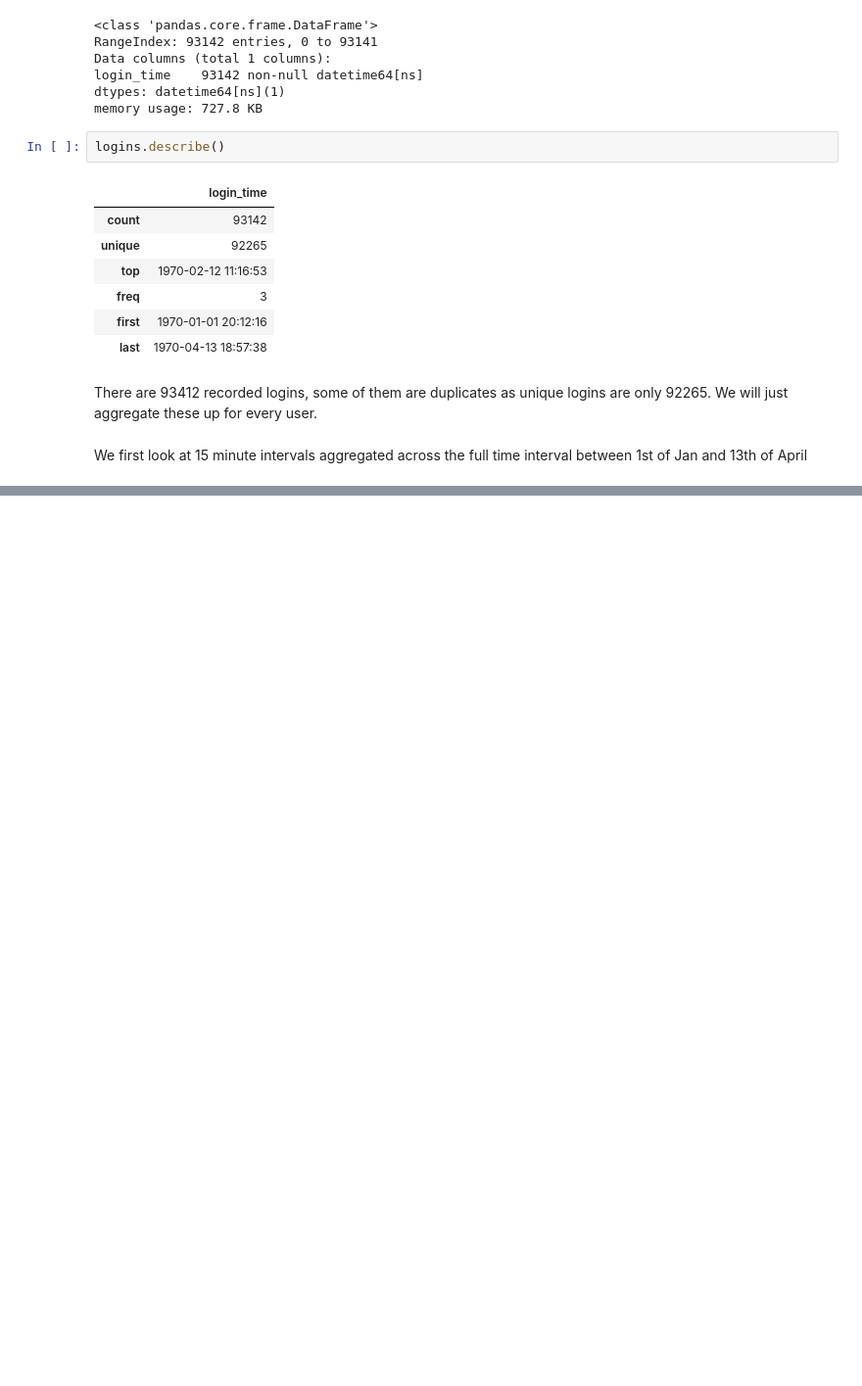
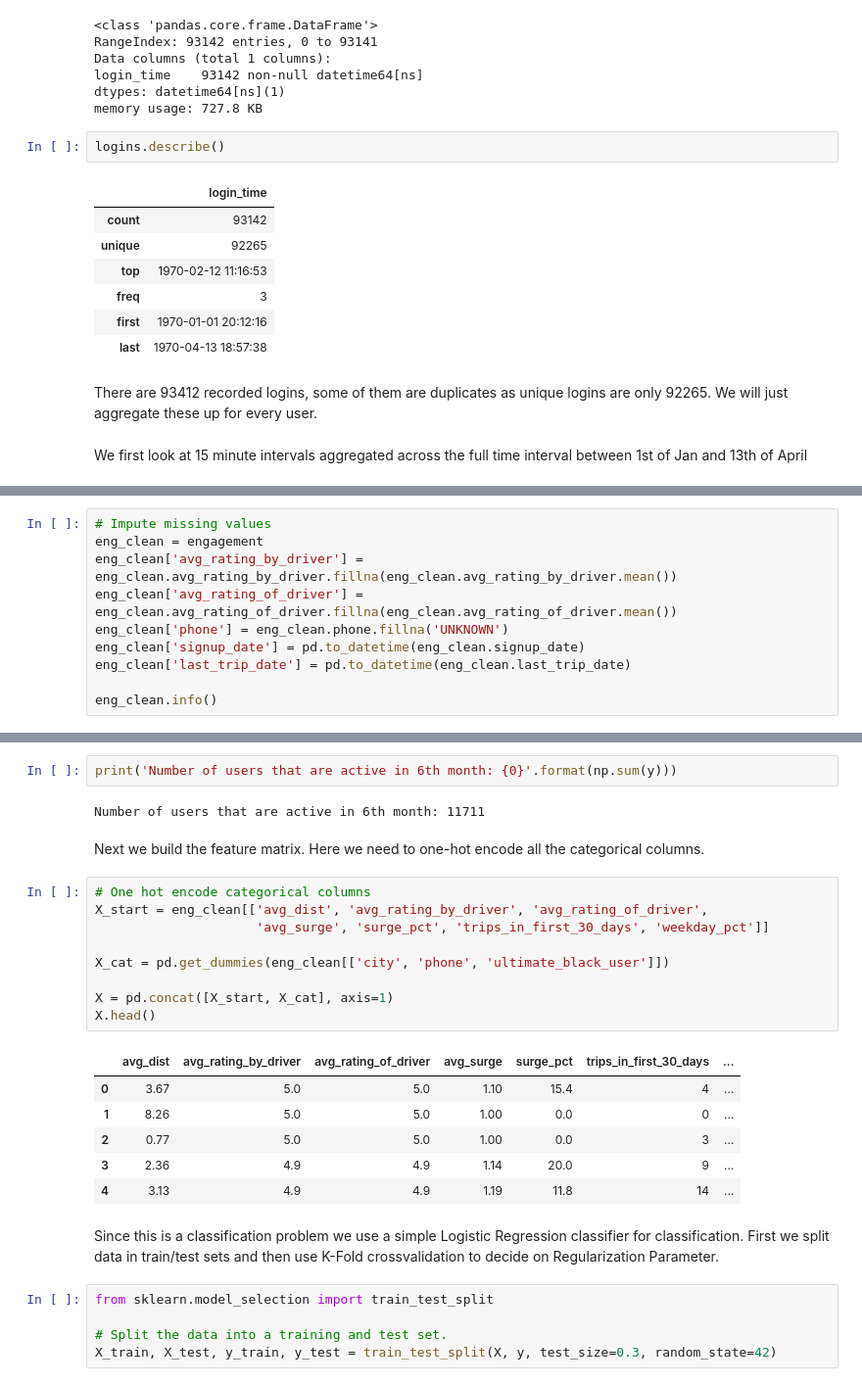
Before and after one commit to kc3/Springboard, a Jupyter notebook: ultimate_challenge/Ultimate.ipynb, the cells around one changed output, grey strips where cells are left out. Shown: that part at 98% size. Saved outputs shown, nothing was run; the diff lists cells and outputs as text; blank space fills up the shorter version.

```diff
--- a/ultimate_challenge/Ultimate.ipynb
+++ b/ultimate_challenge/Ultimate.ipynb
@@ -106,0 +166,10 @@ AttributeError: 'DatetimeIndex' object has no attribute 'dt'
+# %%
+# Impute missing values
+eng_clean = engagement
+eng_clean['avg_rating_by_driver'] = eng_clean.avg_rating_by_driver.fillna(eng_clean.avg_rating_by_driver.mean())
+eng_clean['avg_rating_of_driver'] = eng_clean.avg_rating_of_driver.fillna(eng_clean.avg_rating_of_driver.mean())
+eng_clean['phone'] = eng_clean.phone.fillna('UNKNOWN')
+eng_clean['signup_date'] = pd.to_datetime(eng_clean.signup_date)
+eng_clean['last_trip_date'] = pd.to_datetime(eng_clean.last_trip_date)
+
+eng_clean.info()
@@ -106,0 +209,29 @@ AttributeError: 'DatetimeIndex' object has no attribute 'dt'
+# %%
+print('Number of users that are active in 6th month: {0}'.format(np.sum(y)))
+# %% [output]
+Number of users that are active in 6th month: 11711
+# %% [markdown]
+Next we build the feature matrix. Here we need to one-hot encode all the categorical columns.
+# %%
+# One hot encode categorical columns
+X_start = eng_clean[['avg_dist', 'avg_rating_by_driver', 'avg_rating_of_driver',
+                     'avg_surge', 'surge_pct', 'trips_in_first_30_days', 'weekday_pct']]
+
+X_cat = pd.get_dummies(eng_clean[['city', 'phone', 'ultimate_black_user']])
+
+X = pd.concat([X_start, X_cat], axis=1)
+X.head()
+# %% [output]
+|  | avg_dist | avg_rating_by_driver | avg_rating_of_driver | avg_surge | surge_pct | trips_in_first_30_days | ... |
+| 0 | 3.67 | 5.0 | 5.0 | 1.10 | 15.4 | 4 | ... |
+| 1 | 8.26 | 5.0 | 5.0 | 1.00 | 0.0 | 0 | ... |
+| 2 | 0.77 | 5.0 | 5.0 | 1.00 | 0.0 | 3 | ... |
+| 3 | 2.36 | 4.9 | 4.9 | 1.14 | 20.0 | 9 | ... |
+| 4 | 3.13 | 4.9 | 4.9 | 1.19 | 11.8 | 14 | ... |
+# %% [markdown]
+Since this is a classification problem we use a simple Logistic Regression classifier for classification. First we split data in train/test sets and then use K-Fold crossvalidation to decide on Regularization Parameter.
+# %%
+from sklearn.model_selection import train_test_split
+
+# Split the data into a training and test set.
+X_train, X_test, y_train, y_test = train_test_split(X, y, test_size=0.3, random_state=42)
```
Also changed, not shown: parts of 31 cells of this notebook, 1 other file.
